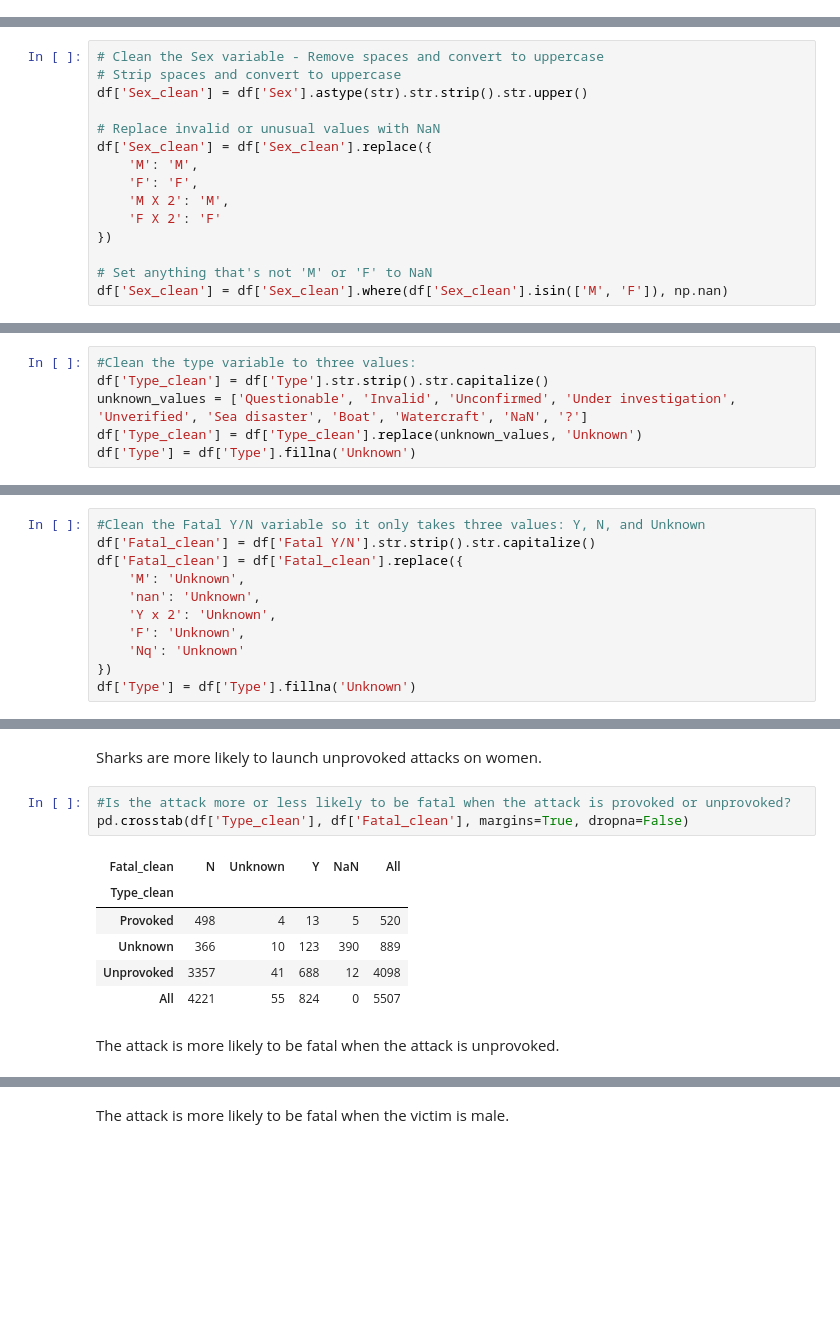
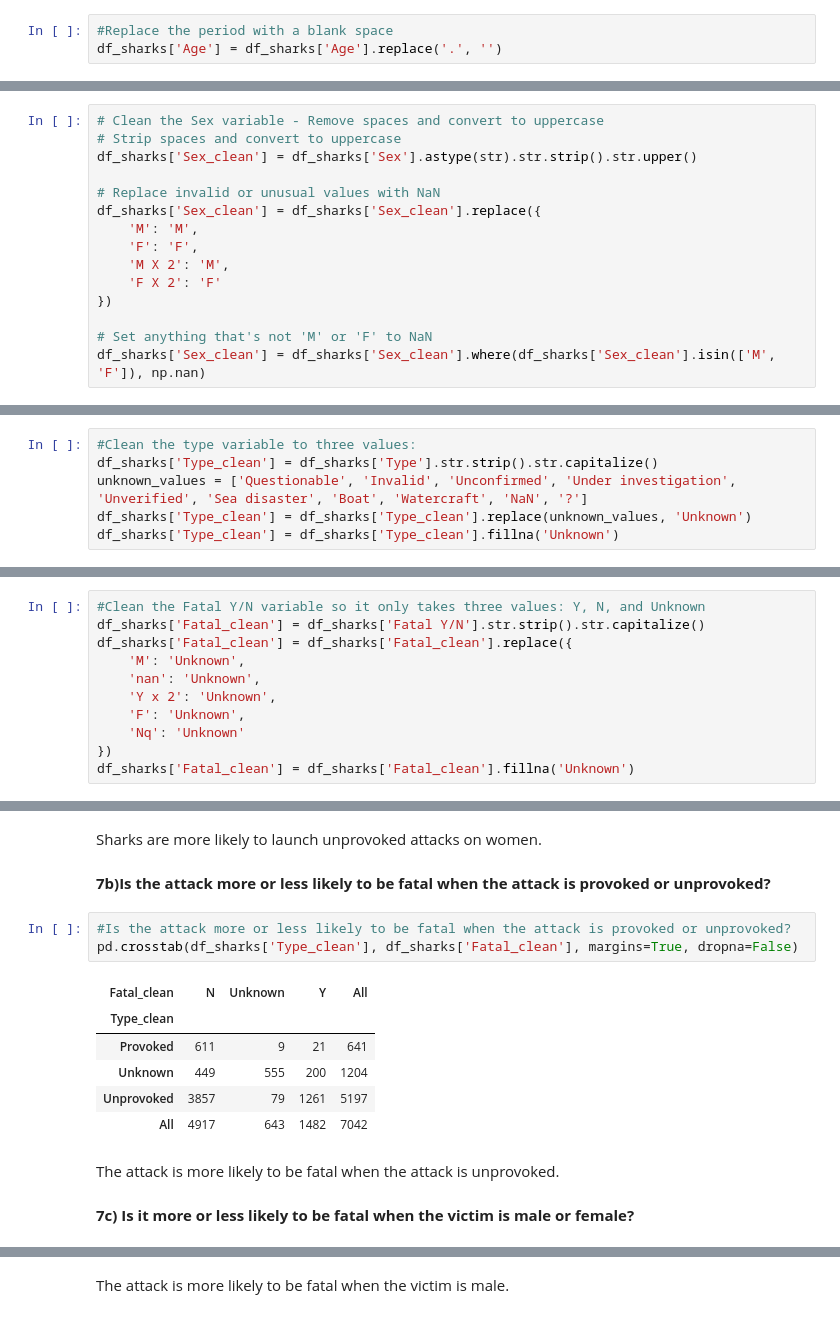
Before and after one commit to annieedmonds/wrangling_assignment, a Jupyter notebook: assignment.ipynb, the cells around one changed output, grey strips where cells are left out. Cells and saved outputs as stored; diff of their text form; blank space fills up the shorter version.

```diff
--- a/assignment.ipynb
+++ b/assignment.ipynb
@@ -300,4 +462,7 @@ array([nan, 63.,  9., 39., 19.,  7., 85., 69., 18., 66., 21., 40., 37.,
        52., 44., 47., 59.,  8., 50., 34., 77., 60., 73., 67.,  6., 53.,
        51., 31., 71., 54., 75., 70.,  4., 74.,  3., 82., 72.,  5., 86.,
        84., 87.,  1., 81., 78.])
+# %%
+#Replace the period with a blank space
+df_sharks['Age'] = df_sharks['Age'].replace('.', '')
 # %%
@@ -326,10 +485,10 @@ Name: count, dtype: int64
 # %%
 # Clean the Sex variable - Remove spaces and convert to uppercase
 # Strip spaces and convert to uppercase
-df['Sex_clean'] = df['Sex'].astype(str).str.strip().str.upper()
+df_sharks['Sex_clean'] = df_sharks['Sex'].astype(str).str.strip().str.upper()
 
 # Replace invalid or unusual values with NaN
-df['Sex_clean'] = df['Sex_clean'].replace({
+df_sharks['Sex_clean'] = df_sharks['Sex_clean'].replace({
     'M': 'M',
     'F': 'F',
     'M X 2': 'M',
@@ -337,5 +496,5 @@ df['Sex_clean'] = df['Sex_clean'].replace({
 })
 
 # Set anything that's not 'M' or 'F' to NaN
-df['Sex_clean'] = df['Sex_clean'].where(df['Sex_clean'].isin(['M', 'F']), np.nan)
+df_sharks['Sex_clean'] = df_sharks['Sex_clean'].where(df_sharks['Sex_clean'].isin(['M', 'F']), np.nan)
 # %%
@@ -356,8 +519,8 @@ print(df['Type'].unique())
  'Under investigation' 'Boat']
 # %%
 #Clean the type variable to three values:
-df['Type_clean'] = df['Type'].str.strip().str.capitalize()
+df_sharks['Type_clean'] = df_sharks['Type'].str.strip().str.capitalize()
 unknown_values = ['Questionable', 'Invalid', 'Unconfirmed', 'Under investigation', 'Unverified', 'Sea disaster', 'Boat', 'Watercraft', 'NaN', '?']
-df['Type_clean'] = df['Type_clean'].replace(unknown_values, 'Unknown')
-df['Type'] = df['Type'].fillna('Unknown')
+df_sharks['Type_clean'] = df_sharks['Type_clean'].replace(unknown_values, 'Unknown')
+df_sharks['Type_clean'] = df_sharks['Type_clean'].fillna('Unknown')
 # %%
@@ -381,13 +545,13 @@ array(['N', 'Y', 'F', 'M', nan, 'n', 'Nq', 'UNKNOWN', 2017, 'Y x 2', ' N'],
 # %%
 #Clean the Fatal Y/N variable so it only takes three values: Y, N, and Unknown
-df['Fatal_clean'] = df['Fatal Y/N'].str.strip().str.capitalize()
-df['Fatal_clean'] = df['Fatal_clean'].replace({
+df_sharks['Fatal_clean'] = df_sharks['Fatal Y/N'].str.strip().str.capitalize()
+df_sharks['Fatal_clean'] = df_sharks['Fatal_clean'].replace({
     'M': 'Unknown',
     'nan': 'Unknown',
     'Y x 2': 'Unknown',
     'F': 'Unknown',
     'Nq': 'Unknown'
 })
-df['Type'] = df['Type'].fillna('Unknown')
+df_sharks['Fatal_clean'] = df_sharks['Fatal_clean'].fillna('Unknown')
 # %%
 #check to ensure that there are only three values
@@ -405,16 +571,20 @@ pd.crosstab(df['Sex_clean'], df['Type_clean'], normalize='index')
 # %% [markdown]
 Sharks are more likely to launch unprovoked attacks on women.
+# %% [markdown]
+**7b)Is the attack more or less likely to be fatal when the attack is provoked or unprovoked?**
 # %%
 #Is the attack more or less likely to be fatal when the attack is provoked or unprovoked?
-pd.crosstab(df['Type_clean'], df['Fatal_clean'], margins=True, dropna=False)
+pd.crosstab(df_sharks['Type_clean'], df_sharks['Fatal_clean'], margins=True, dropna=False)
 # %% [output]
-| Fatal_clean | N | Unknown | Y | NaN | All |
-| Type_clean |  |  |  |  |  |
-| Provoked | 498 | 4 | 13 | 5 | 520 |
-| Unknown | 366 | 10 | 123 | 390 | 889 |
-| Unprovoked | 3357 | 41 | 688 | 12 | 4098 |
-| All | 4221 | 55 | 824 | 0 | 5507 |
+| Fatal_clean | N | Unknown | Y | All |
+| Type_clean |  |  |  |  |
+| Provoked | 611 | 9 | 21 | 641 |
+| Unknown | 449 | 555 | 200 | 1204 |
+| Unprovoked | 3857 | 79 | 1261 | 5197 |
+| All | 4917 | 643 | 1482 | 7042 |
 # %% [markdown]
 The attack is more likely to be fatal when the attack is unprovoked.
+# %% [markdown]
+**7c) Is it more or less likely to be fatal when the victim is male or female?**
 # %%
 #Is it more or less likely to be fatal when the victim is male or female?
```
Also changed, not shown: parts of 66 cells of this notebook.
